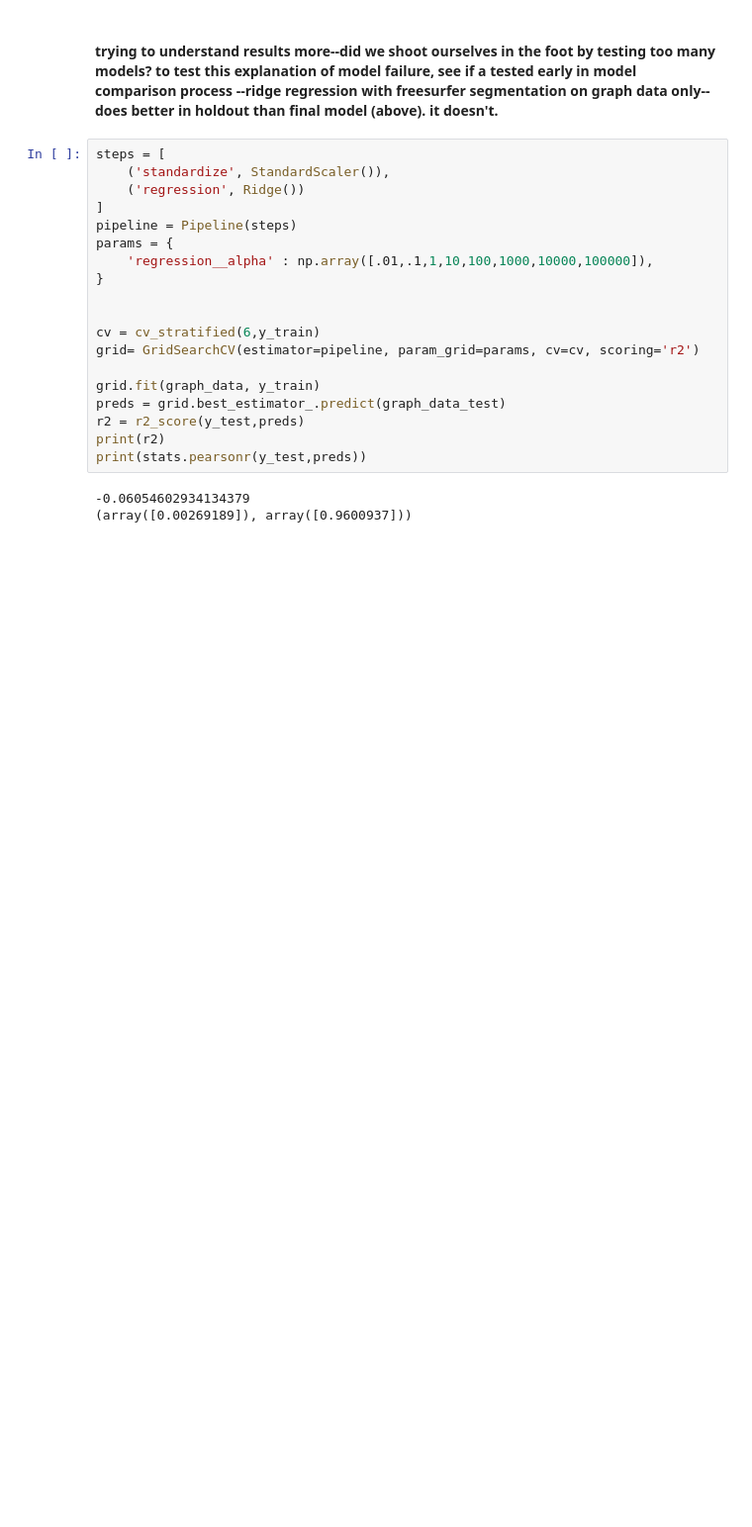
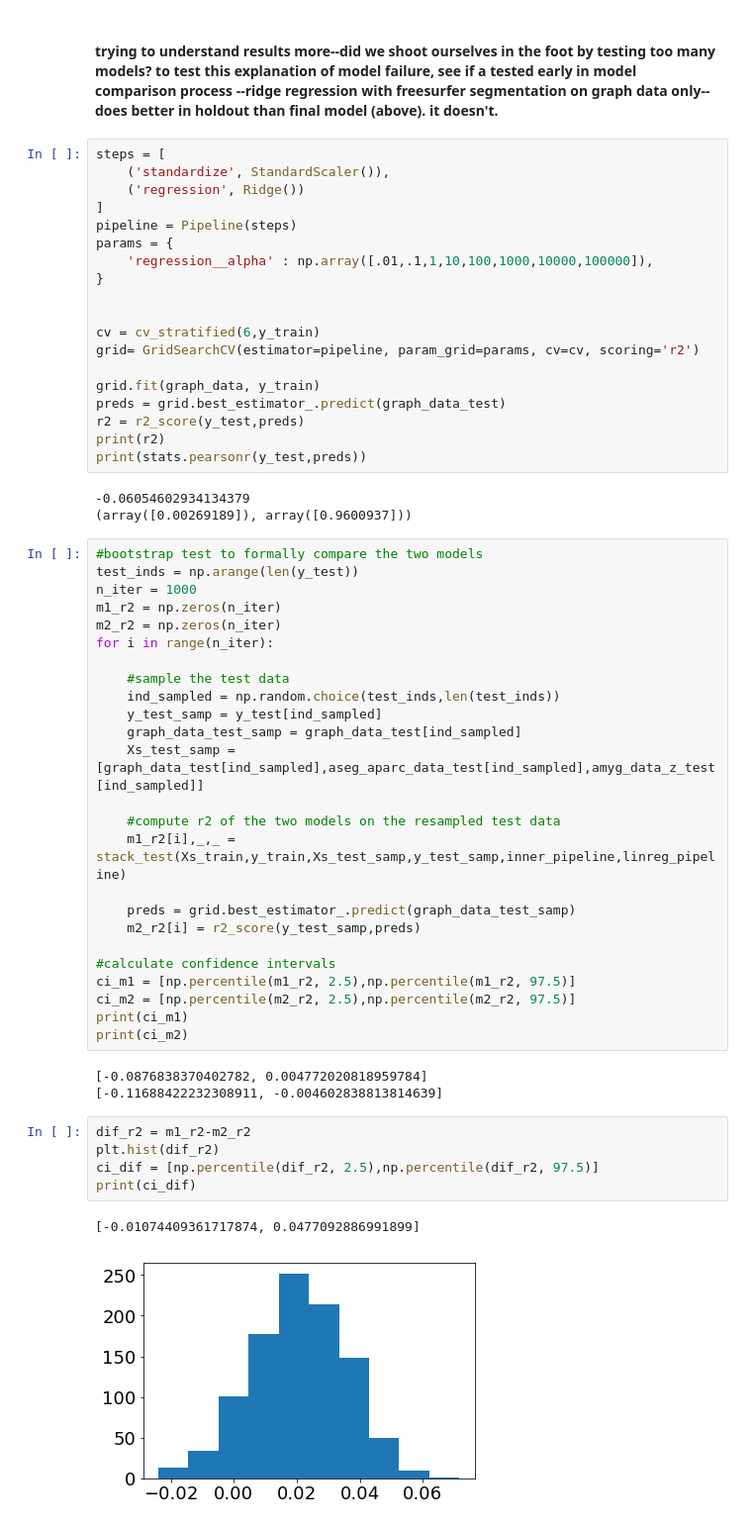
Before and after one commit to eboeke/gsp_anx_pred, a Jupyter notebook: anx_pred_modeling.ipynb, the cells around one changed output. Shown: that part at 99% size. Drawn from its saved outputs; the diff is of its cells as text; blank space fills up the shorter version.

Commit message:
added bootstrap test to compare models

```diff
--- a/anx_pred_modeling.ipynb
+++ b/anx_pred_modeling.ipynb
@@ -1546,3 +1546,39 @@ print(stats.pearsonr(y_test,preds))
 # %% [output]
 -0.06054602934134379
 (array([0.00269189]), array([0.9600937]))
+# %%
+#bootstrap test to formally compare the two models
+test_inds = np.arange(len(y_test))
+n_iter = 1000
+m1_r2 = np.zeros(n_iter)
+m2_r2 = np.zeros(n_iter)
+for i in range(n_iter):
+
+    #sample the test data
+    ind_sampled = np.random.choice(test_inds,len(test_inds))
+    y_test_samp = y_test[ind_sampled]
+    graph_data_test_samp = graph_data_test[ind_sampled]
+    Xs_test_samp = [graph_data_test[ind_sampled],aseg_aparc_data_test[ind_sampled],amyg_data_z_test[ind_sampled]]
+
+    #compute r2 of the two models on the resampled test data
+    m1_r2[i],_,_ = stack_test(Xs_train,y_train,Xs_test_samp,y_test_samp,inner_pipeline,linreg_pipeline)
+
+    preds = grid.best_estimator_.predict(graph_data_test_samp)
+    m2_r2[i] = r2_score(y_test_samp,preds)
+
+#calculate confidence intervals
+ci_m1 = [np.percentile(m1_r2, 2.5),np.percentile(m1_r2, 97.5)]
+ci_m2 = [np.percentile(m2_r2, 2.5),np.percentile(m2_r2, 97.5)]
+print(ci_m1)
+print(ci_m2)
+# %% [output]
+[-0.0876838370402782, 0.004772020818959784]
+[-0.11688422232308911, -0.004602838813814639]
+# %%
+dif_r2 = m1_r2-m2_r2
+plt.hist(dif_r2)
+ci_dif = [np.percentile(dif_r2, 2.5),np.percentile(dif_r2, 97.5)]
+print(ci_dif)
+# %% [output]
+[-0.01074409361717874, 0.0477092886991899]
+[figure, added]
```
Also changed, not shown: parts of 1 cell of this notebook.
